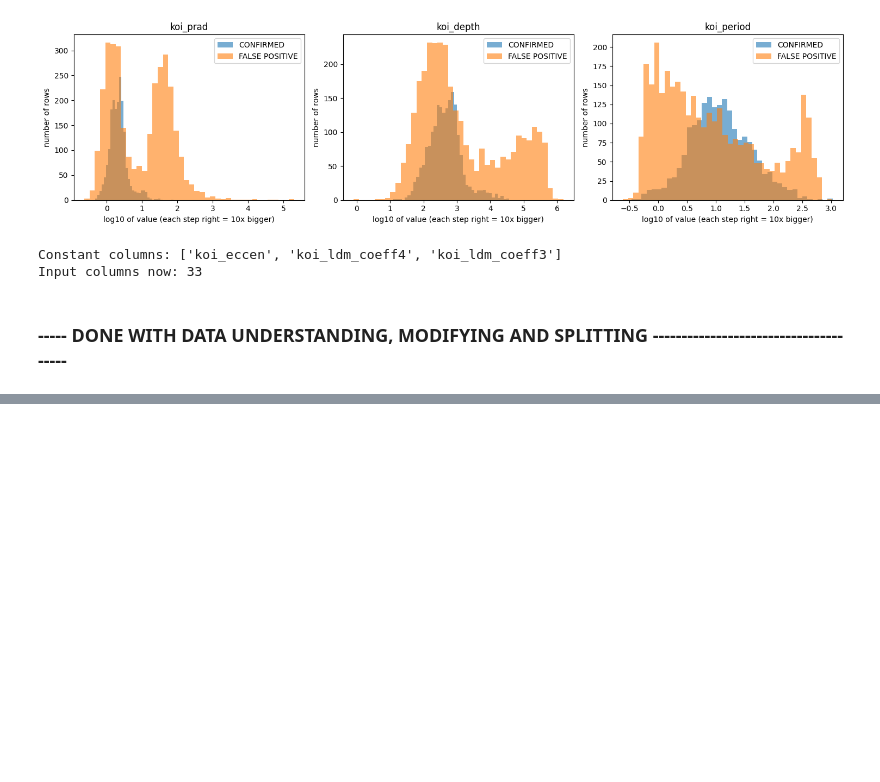
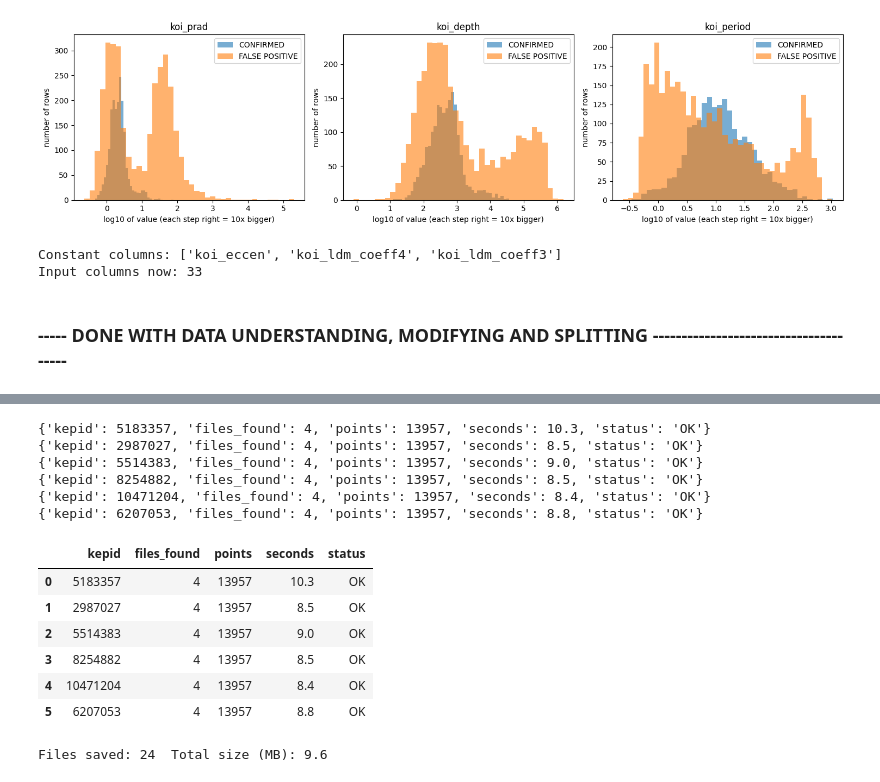
Before and after one commit to tishasetia13/planet-or-not, a Jupyter notebook: planet_or_not_model.ipynb, the cells around one changed output, grey strips where cells are left out. Drawn from its saved outputs; the diff is of its cells as text; code cells hidden in the pictures; blank space fills up the shorter version.

```diff
--- a/planet_or_not_model.ipynb
+++ b/planet_or_not_model.ipynb
@@ -455,0 +486,66 @@ Input columns now: 33
+# %%
+# Stage 1: set up the settings and the download function
+import time
+import lightkurve as lk
+from pathlib import Path
+
+QUARTERS = [1, 2, 3, 4]                 # the ~3-month chunks of Kepler data we use
+LC_DIR = "/content/lc_cache"            # folder in Colab where the files get saved
+
+def download_star(kepid, quarters, folder):
+    """Download one star's Kepler light curves and return (curves or None, a summary dictionary)."""
+    start = time.time()                                       # start the stopwatch
+    info = {"kepid": int(kepid), "files_found": 0, "points": 0, "seconds": None, "status": ""}
+    lcs = None
+    try:                                                      # try this; if it crashes, jump to 'except'
+        found = lk.search_lightcurve(f"KIC {kepid}", author="Kepler",
+                                     cadence="long", quarter=quarters)
+        info["files_found"] = len(found)                      # how many quarter-files exist
+        if len(found) == 0:
+            info["status"] = "NO DATA FOUND"
+        else:
+            lcs = found.download_all(download_dir=folder)     # the actual download
+            if lcs is None:
+                info["status"] = "DOWNLOAD RETURNED NOTHING"
+            else:
+                info["points"] = sum(len(lc) for lc in lcs)   # total brightness measurements
+                info["status"] = "OK"
+    except Exception as err:                                  # something went wrong: note it, keep going
+        info["status"] = f"FAILED: {type(err).__name__}: {str(err)[:80]}"
+    info["seconds"] = round(time.time() - start, 1)           # stop the stopwatch
+    return lcs, info
+
+# Stage 2: try all 6 trial stars, one at a time
+light_curves = {}                                             # kepid -> its downloaded curves
+report = []                                                   # one summary per star
+for kepid in trial_stars["kepid"]:
+    lcs, info = download_star(kepid, QUARTERS, LC_DIR)
+    light_curves[int(kepid)] = lcs
+    report.append(info)
+    print(info)                                               # shows progress as we go
+
+# Stage 3: summary table, plus how much space the files take
+display(pd.DataFrame(report))
+
+def folder_size_mb(folder):
+    """Return the total size of all files inside a folder, in megabytes."""
+    files = [f for f in Path(folder).rglob("*") if f.is_file()]
+    return len(files), round(sum(f.stat().st_size for f in files) / 1_000_000, 1)
+
+n_files, size_mb = folder_size_mb(LC_DIR)
+print("Files saved:", n_files, " Total size (MB):", size_mb)
+# %% [output]
+{'kepid': 5183357, 'files_found': 4, 'points': 13957, 'seconds': 10.3, 'status': 'OK'}
+{'kepid': 2987027, 'files_found': 4, 'points': 13957, 'seconds': 8.5, 'status': 'OK'}
+{'kepid': 5514383, 'files_found': 4, 'points': 13957, 'seconds': 9.0, 'status': 'OK'}
+{'kepid': 8254882, 'files_found': 4, 'points': 13957, 'seconds': 8.5, 'status': 'OK'}
+{'kepid': 10471204, 'files_found': 4, 'points': 13957, 'seconds': 8.4, 'status': 'OK'}
+{'kepid': 6207053, 'files_found': 4, 'points': 13957, 'seconds': 8.8, 'status': 'OK'}
+|  | kepid | files_found | points | seconds | status |
+| 0 | 5183357 | 4 | 13957 | 10.3 | OK |
+| 1 | 2987027 | 4 | 13957 | 8.5 | OK |
+| 2 | 5514383 | 4 | 13957 | 9.0 | OK |
+| 3 | 8254882 | 4 | 13957 | 8.5 | OK |
+| 4 | 10471204 | 4 | 13957 | 8.4 | OK |
+| 5 | 6207053 | 4 | 13957 | 8.8 | OK |
+Files saved: 24  Total size (MB): 9.6
```
Also changed, not shown: parts of 5 cells of this notebook.
